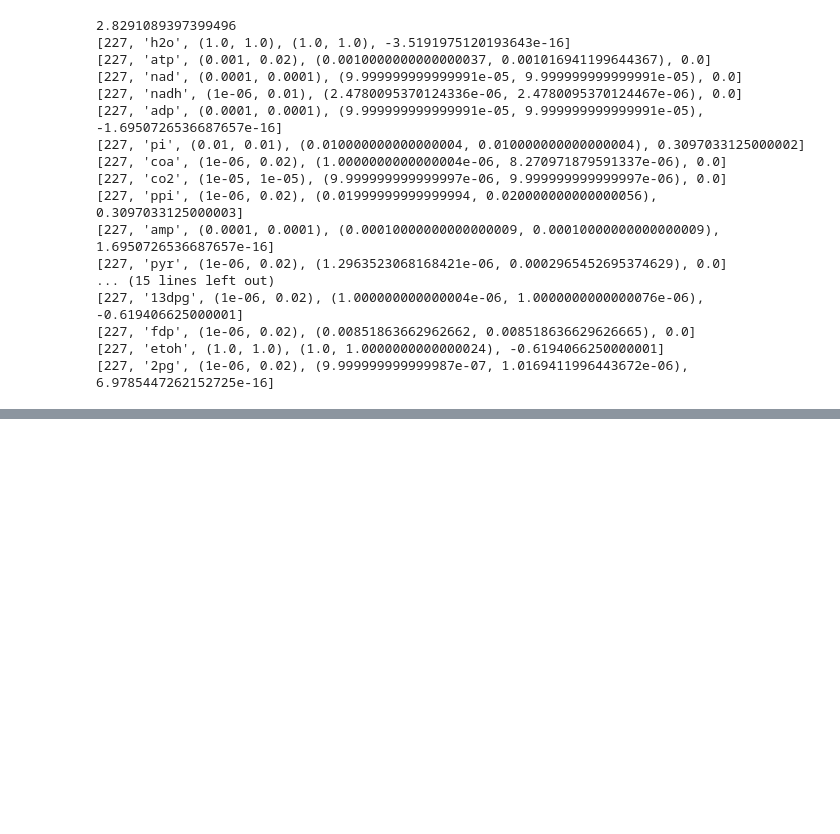
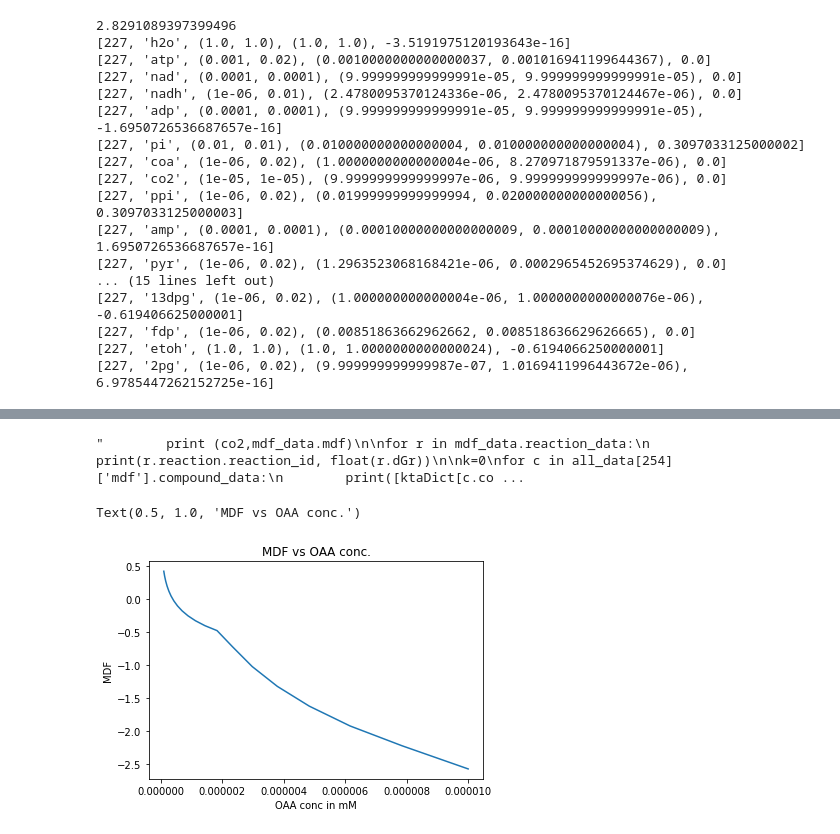
Before and after one commit to satyakamdash/Ctherm_thermo, a Jupyter notebook: EFM_eval_v3.ipynb, the cells around one changed output, grey strips where cells are left out. Cells and saved outputs as stored; diff of their text form; code cells hidden in the pictures; blank space fills up the shorter version.

```diff
--- a/EFM_eval_v3.ipynb
+++ b/EFM_eval_v3.ipynb
@@ -468,0 +458,67 @@ PGM 0.07284002759082853
+# %%
+#Evaluate the malate shunt EFM with ADH-NADPH (254 or 325) vs OAA
+chk_data={}
+ratio=np.geomspace(1e-7, 1e-5, num=20)
+for f in range(254,255):
+    reactions = []
+    for i, row in selectedRxnDf[f].iterrows():
+        rxn = Reaction.parse_formula(row['KeggFormula'], rid = row['Name'])
+        if (rxn.check_full_reaction_balancing()):
+            reactions.append(rxn)
+        else:
+            print('Error: reaction {} is not balanced'.format(row['AbbreviationFormula']))
+
+    # create flux list
+    fluxes = selectedRxnDf[f]['flux'].values
+
+    # need to declare pH and ionic strength constants at the beginning
+    PH = 7.0
+    IS = 0.1
+
+    # calculate dGO_r_primes
+    dG0_r_primes = []
+    for r in reactions:
+        result = r.dG0_prime(pH = PH, ionic_strength = IS)
+        #print(result)
+        dG0_r_primes.append(result)
+    pp = Pathway(reactions = reactions, fluxes = fluxes, dG0_r_primes = dG0_r_primes)
+    chk_data[f] = {}
+
+    #impose default concentration bounds read from excel file
+    for i, cpd in Met_data.iterrows():
+        pp.bounds.SetBounds(cpd['KEGG_ID'],cpd['Concentration:Min'],cpd['Concentration:Max'] )
+        #print(ktaDict[cpd['KEGG_ID']],cpd['Concentration:Min'],cpd['Concentration:Max'])
+        #pp.bounds.SetBounds(cpd['KEGG_ID'],1e-6,1e-2 )
+    pp.bounds.SetBounds('C00011',1e-5,1e-5)
+    for oaa in ratio:
+        pp.bounds.SetBounds('C00036',oaa,1e-2)
+        chk_data[f][oaa]={}
+        # calculate the min-max driving force
+        mdf_data, con = pp.conc_mdf()
+        #mdf_data.mdf_plot
+        # store the data
+        chk_data[f][oaa]['mdf'] = mdf_data
+        chk_data[f][oaa]['con'] = con
+'''        print (co2,mdf_data.mdf)
+
+for r in mdf_data.reaction_data:
+    print(r.reaction.reaction_id, float(r.dGr))
+
+k=0
+for c in all_data[254]['mdf'].compound_data:
+        print([ktaDict[c.compound], chk_data[254][co2]['mdf'].model.concentration_bounds.GetBoundTuple(c.compound),chk_data[254][co2]['con'][k], c.shadow_price])
+        k=k+1
+        '''
+# %% [output]
+"        print (co2,mdf_data.mdf)\n\nfor r in mdf_data.reaction_data:\n    print(r.reaction.reaction_id, float(r.dGr))\n\nk=0\nfor c in all_data[254]['mdf'].compound_data:\n        print([ktaDict[c.co ...
+# %%
+y={}
+for r in ratio:
+    y[r] = float(chk_data[254][r]['mdf'].mdf)
+plt.plot(*zip(*sorted(y.items())))
+plt.xlabel('OAA conc in mM')
+plt.ylabel('MDF')
+plt.title('MDF vs OAA conc.')
+# %% [output]
+Text(0.5, 1.0, 'MDF vs OAA conc.')
+[figure, added]
```
Also changed, not shown: parts of 3 cells of this notebook, 6 other files.
